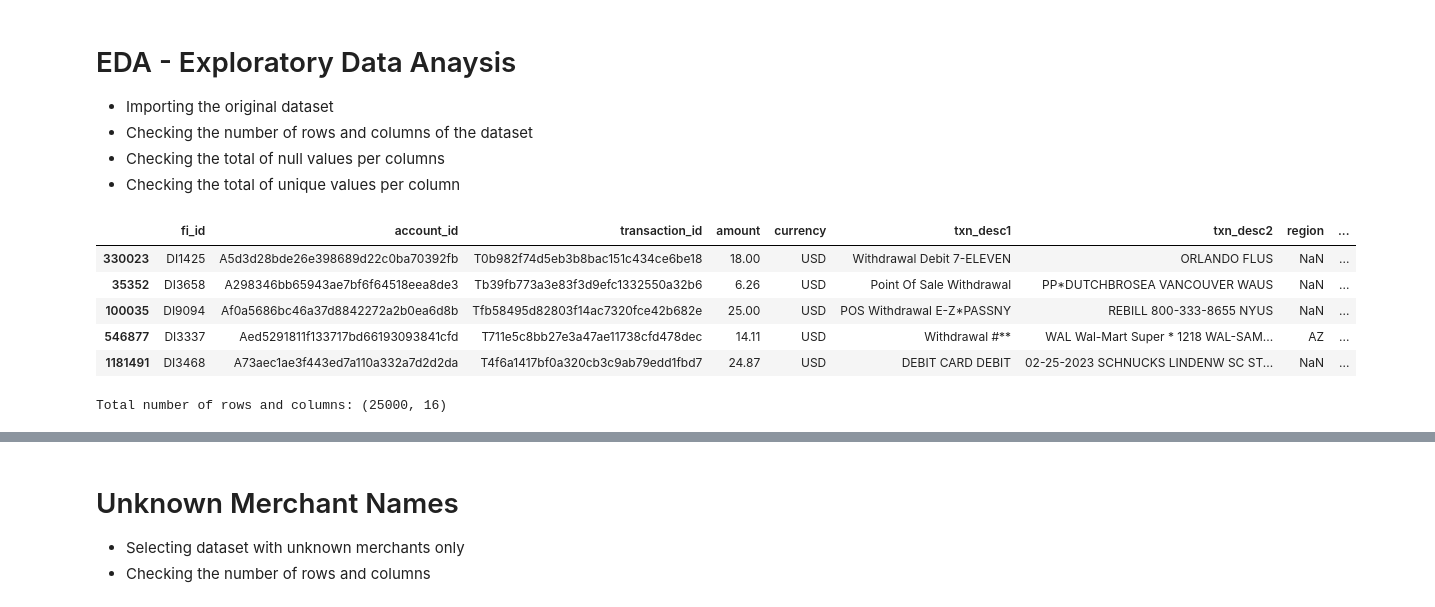
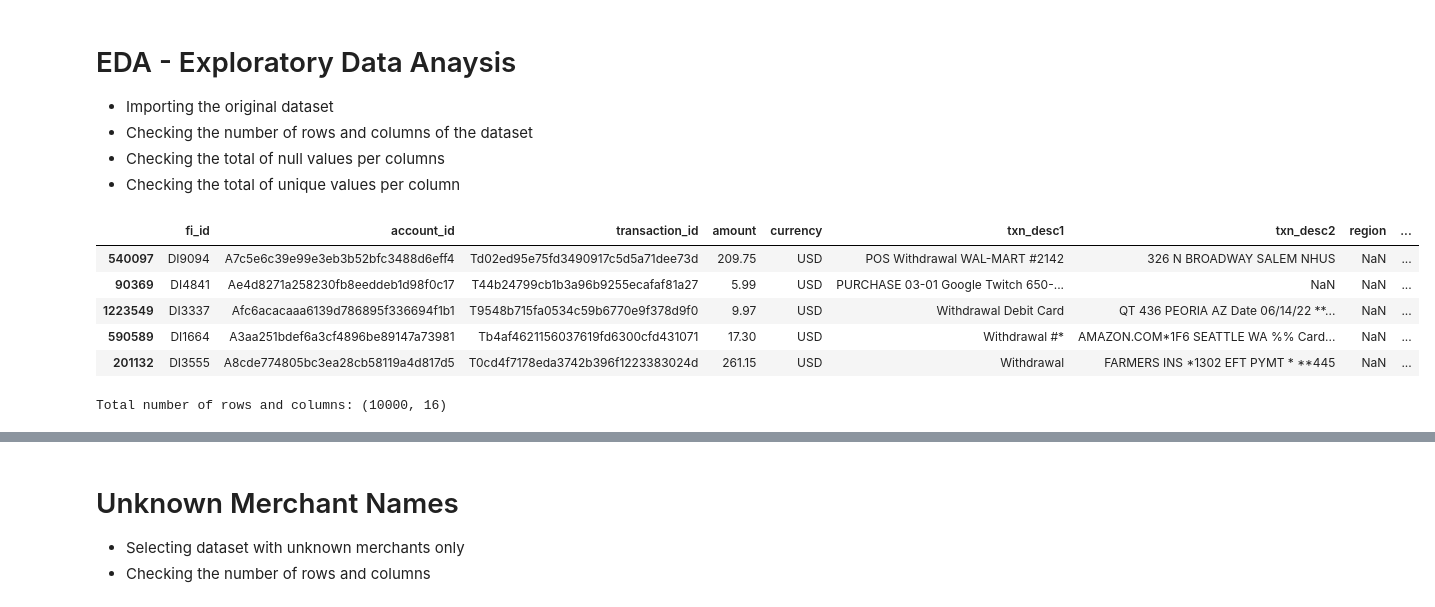
Before and after one commit to OMachachane/merchant_tagging, a Jupyter notebook: EDA.ipynb, the cells around one changed output, grey strips where cells are left out. Cells and saved outputs as stored; diff of their text form; code cells hidden in the pictures.

```diff
--- a/EDA.ipynb
+++ b/EDA.ipynb
@@ -57,21 +100,21 @@ import re
 # %%
 #df = pd.read_parquet('C:/Users/Olimpio.Dasilva/Desktop/MACHINE LEARNING/DATA/reporting_ncr_all_transactions_202302131044.parquet')
 df = pd.read_csv('C:/Users/Olimpio.Dasilva/Desktop/random_sampling/reporting_ncr_all_transactions_202303081506.csv')
 #df = pd.read_csv('C:/Users/Olimpio.Dasilva/Desktop/random_sampling/reporting_ncr_all_transactions_202303081406.csv')
 pd.set_option('display.max_colwidth', None)
-df = df.sample(25000)
+df = df.sample(10000)
 df.head(5)
 # %% [output]
 |  | fi_id | account_id | transaction_id | amount | currency | txn_desc1 | txn_desc2 | region | ... |
-| 330023 | DI1425 | A5d3d28bde26e398689d22c0ba70392fb | T0b982f74d5eb3b8bac151c434ce6be18 | 18.00 | USD | Withdrawal Debit 7-ELEVEN | ORLANDO FLUS | NaN | ... |
-| 35352 | DI3658 | A298346bb65943ae7bf6f64518eea8de3 | Tb39fb773a3e83f3d9efc1332550a32b6 | 6.26 | USD | Point Of Sale Withdrawal | PP*DUTCHBROSEA VANCOUVER WAUS | NaN | ... |
-| 100035 | DI9094 | Af0a5686bc46a37d8842272a2b0ea6d8b | Tfb58495d82803f14ac7320fce42b682e | 25.00 | USD | POS Withdrawal E-Z*PASSNY | REBILL 800-333-8655 NYUS | NaN | ... |
-| 546877 | DI3337 | Aed5291811f133717bd66193093841cfd | T711e5c8bb27e3a47ae11738cfd478dec | 14.11 | USD | Withdrawal #** | WAL Wal-Mart Super * 1218 WAL-SAM... | AZ | ... |
-| 1181491 | DI3468 | A73aec1ae3f443ed7a110a332a7d2d2da | T4f6a1417bf0a320cb3c9ab79edd1fbd7 | 24.87 | USD | DEBIT CARD DEBIT | 02-25-2023 SCHNUCKS LINDENW SC ST... | NaN | ... |
+| 540097 | DI9094 | A7c5e6c39e99e3eb3b52bfc3488d6eff4 | Td02ed95e75fd3490917c5d5a71dee73d | 209.75 | USD | POS Withdrawal WAL-MART #2142 | 326 N BROADWAY SALEM NHUS | NaN | ... |
+| 90369 | DI4841 | Ae4d8271a258230fb8eeddeb1d98f0c17 | T44b24799cb1b3a96b9255ecafaf81a27 | 5.99 | USD | PURCHASE 03-01 Google Twitch 650-... | NaN | NaN | ... |
+| 1223549 | DI3337 | Afc6acacaaa6139d786895f336694f1b1 | T9548b715fa0534c59b6770e9f378d9f0 | 9.97 | USD | Withdrawal Debit Card | QT 436 PEORIA AZ Date 06/14/22 **... | NaN | ... |
+| 590589 | DI1664 | A3aa251bdef6a3cf4896be89147a73981 | Tb4af4621156037619fd6300cfd431071 | 17.30 | USD | Withdrawal #* | AMAZON.COM*1F6 SEATTLE WA %% Card... | NaN | ... |
+| 201132 | DI3555 | A8cde774805bc3ea28cb58119a4d817d5 | T0cd4f7178eda3742b396f1223383024d | 261.15 | USD | Withdrawal | FARMERS INS *1302 EFT PYMT * **445 | NaN | ... |
 # %%
 print('Total number of rows and columns:', df.shape)
 # %% [output]
-Total number of rows and columns: (25000, 16)
+Total number of rows and columns: (10000, 16)
 # %%
 print('Total number of null values per column:')
 df.isnull().sum()
```
Also changed, not shown: parts of 53 cells of this notebook.
